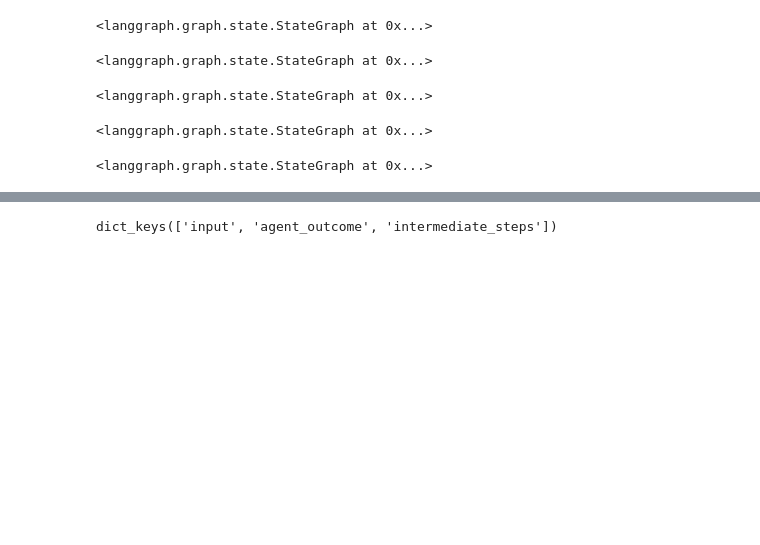
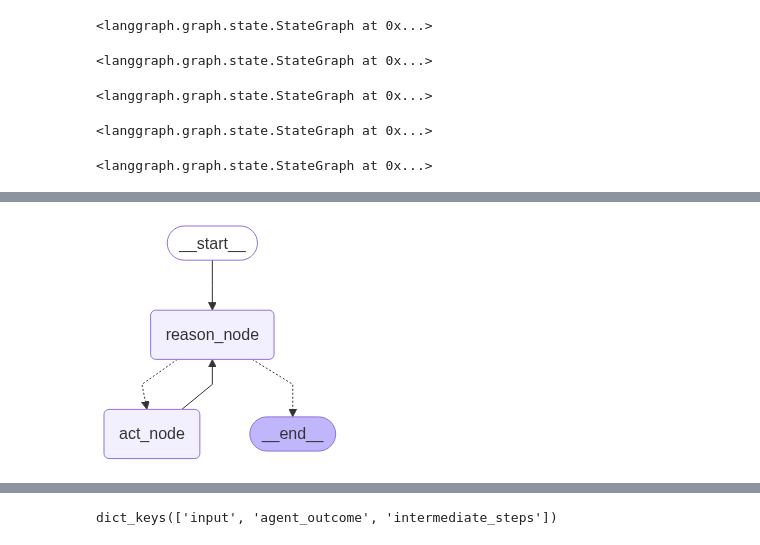
Before and after one commit to ritishadhikari/langchain-langgraph, a Jupyter notebook: react_agent_langgraph_6.ipynb, the cells around one changed output, grey strips where cells are left out. Drawn from its saved outputs; the diff is of its cells as text; code cells hidden in the pictures; blank space fills up the shorter version.

```diff
--- a/react_agent_langgraph_6.ipynb
+++ b/react_agent_langgraph_6.ipynb
@@ -104,9 +109,9 @@ ACT_NODE="act_node"
 # %%
 def should_continue(state: AgentState) -> str:
     if isinstance(state['agent_outcome'],AgentFinish):
-        return END
+        return "end"
     else:
-        return ACT_NODE
+        return "act_node"
 # %%
 flow=StateGraph(state_schema=AgentState)
 # %%
@@ -122,7 +127,13 @@ flow.add_node(node=ACT_NODE,action=act_node)
 # %% [output]
 <langgraph.graph.state.StateGraph at 0x...>
 # %%
-flow.add_conditional_edges(source=REASON_NODE,path=should_continue)
+flow.add_conditional_edges(
+    source=REASON_NODE,
+    path=should_continue,\
+        path_map={
+            "end":END,
+            "act_node":ACT_NODE
+            })
 # %% [output]
 <langgraph.graph.state.StateGraph at 0x...>
 # %%
@@ -134,3 +163,7 @@ app=flow.compile()
+# %%
+display(Image(data=app.get_graph(xray=True).draw_mermaid_png()))
+# %% [output]
+[figure, added]
 # %%
 result=app.invoke(input={
     "input":"How many days ago was the Pahalgam Attack",
```
Also changed, not shown: parts of 15 cells of this notebook, 1 other file.
